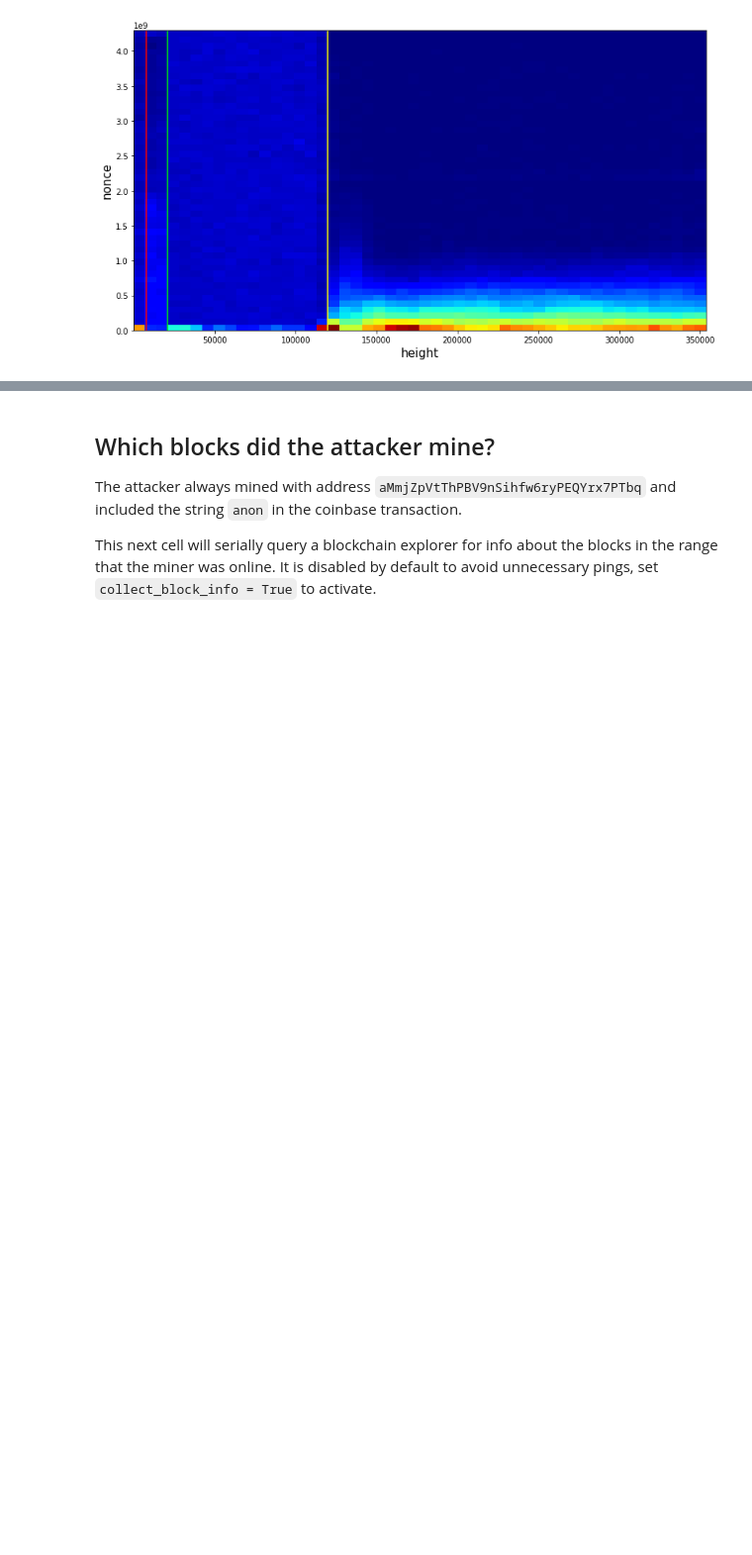
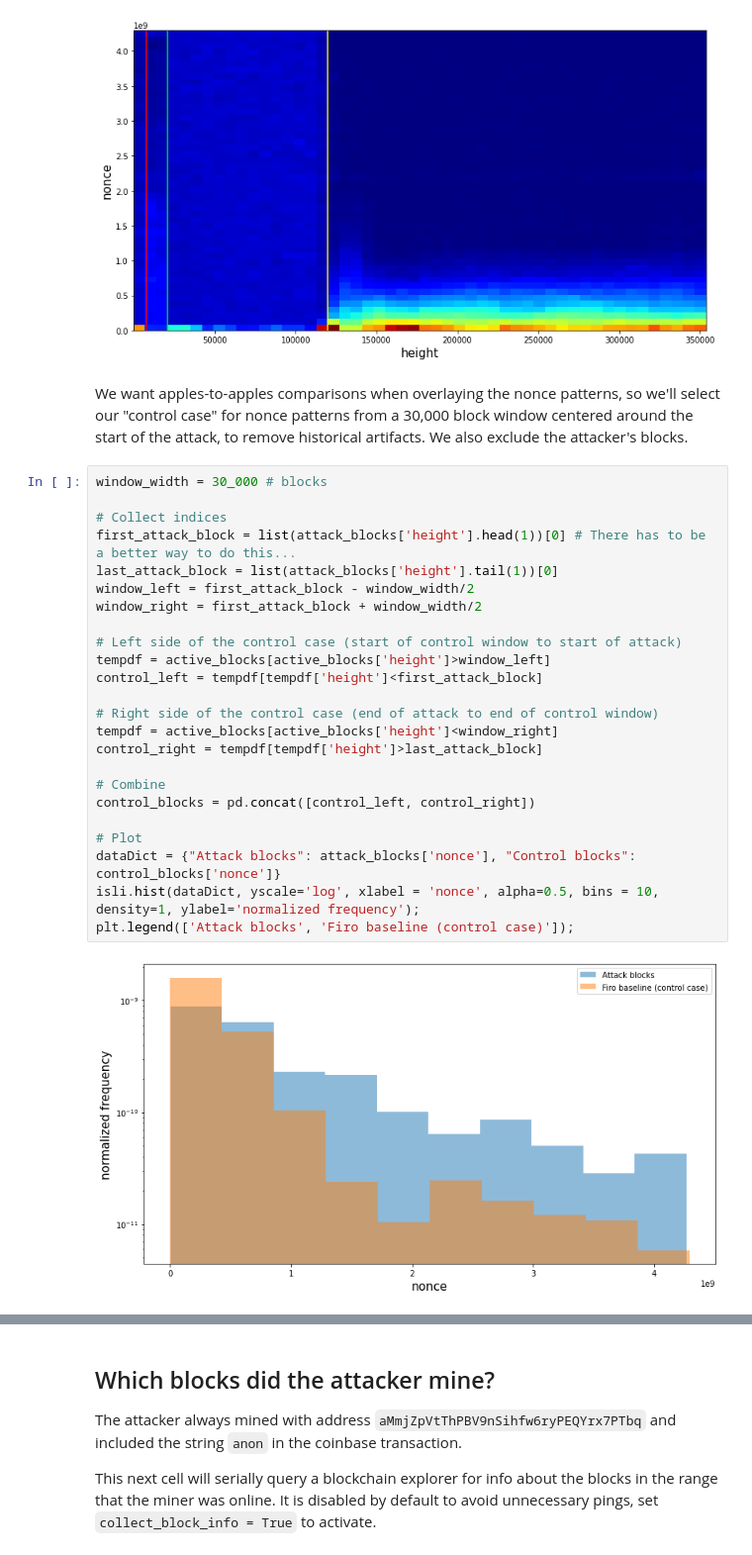
Before and after one commit to Mitchellpkt/firo-forensics, a Jupyter notebook: analysis/jupyter-python-firo-forensics.ipynb, the cells around one changed output, grey strips where cells are left out. Shown at 99% size. Saved outputs shown, nothing was run; the diff lists cells and outputs as text; blank space fills up the shorter version.

```diff
--- a/analysis/jupyter-python-firo-forensics.ipynb
+++ b/analysis/jupyter-python-firo-forensics.ipynb
@@ -75,3 +77,31 @@ plt.axvline(x=21_000, color='lime')
 plt.axvline(x=120_000, color='yellow');
 # %% [output]
 [figure]
+# %% [markdown]
+We want apples-to-apples comparisons when overlaying the nonce patterns, so we'll select our "control case" for nonce patterns from a 30,000 block window centered around the start of the attack, to remove historical artifacts. We also exclude the attacker's blocks.
+# %%
+window_width = 30_000 # blocks
+
+# Collect indices
+first_attack_block = list(attack_blocks['height'].head(1))[0] # There has to be a better way to do this...
+last_attack_block = list(attack_blocks['height'].tail(1))[0]
+window_left = first_attack_block - window_width/2
+window_right = first_attack_block + window_width/2
+
+# Left side of the control case (start of control window to start of attack)
+tempdf = active_blocks[active_blocks['height']>window_left]
+control_left = tempdf[tempdf['height']<first_attack_block]
+
+# Right side of the control case (end of attack to end of control window)
+tempdf = active_blocks[active_blocks['height']<window_right]
+control_right = tempdf[tempdf['height']>last_attack_block]
+
+# Combine
+control_blocks = pd.concat([control_left, control_right])
+
+# Plot
+dataDict = {"Attack blocks": attack_blocks['nonce'], "Control blocks": control_blocks['nonce']}
+isli.hist(dataDict, yscale='log', xlabel = 'nonce', alpha=0.5, bins = 10, density=1, ylabel='normalized frequency');
+plt.legend(['Attack blocks', 'Firo baseline (control case)']);
+# %% [output]
+[figure, added]
```
Also changed, not shown: parts of 5 cells of this notebook.
